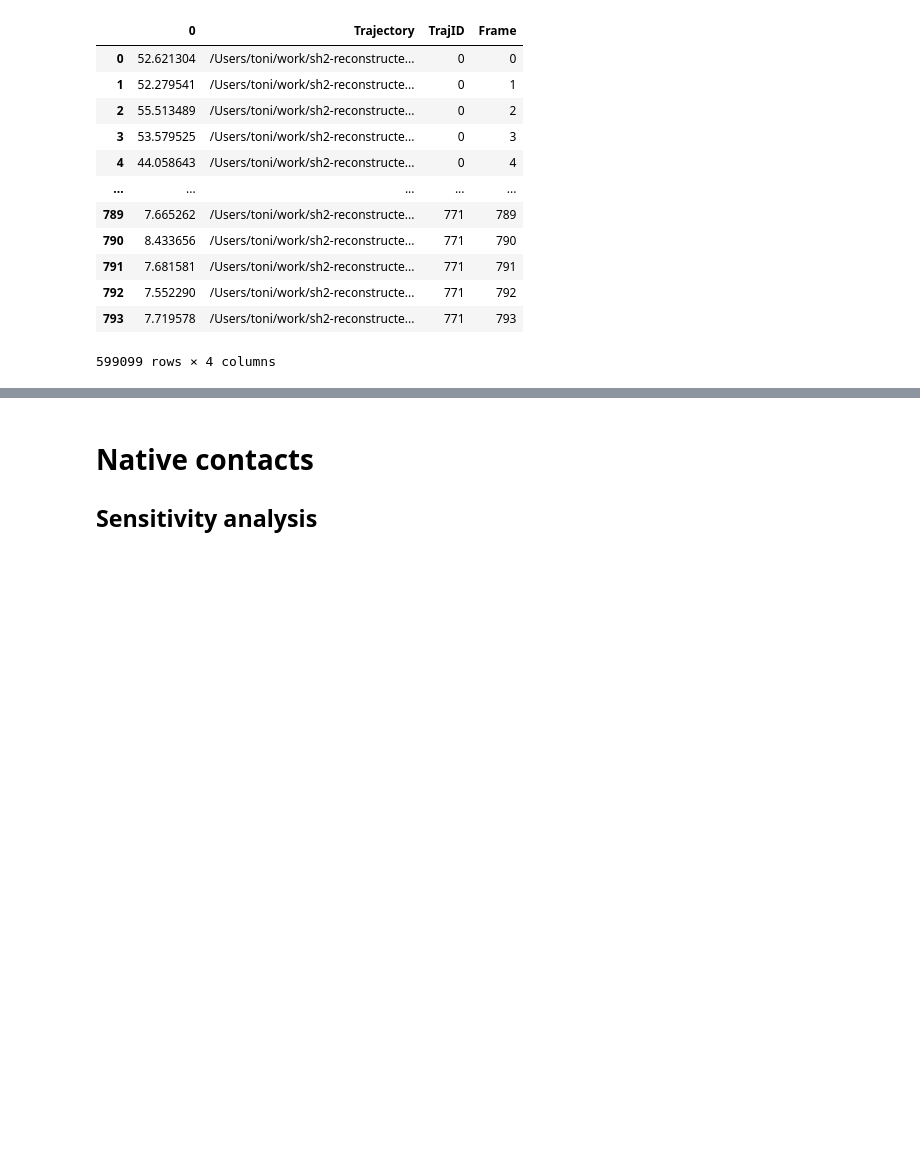
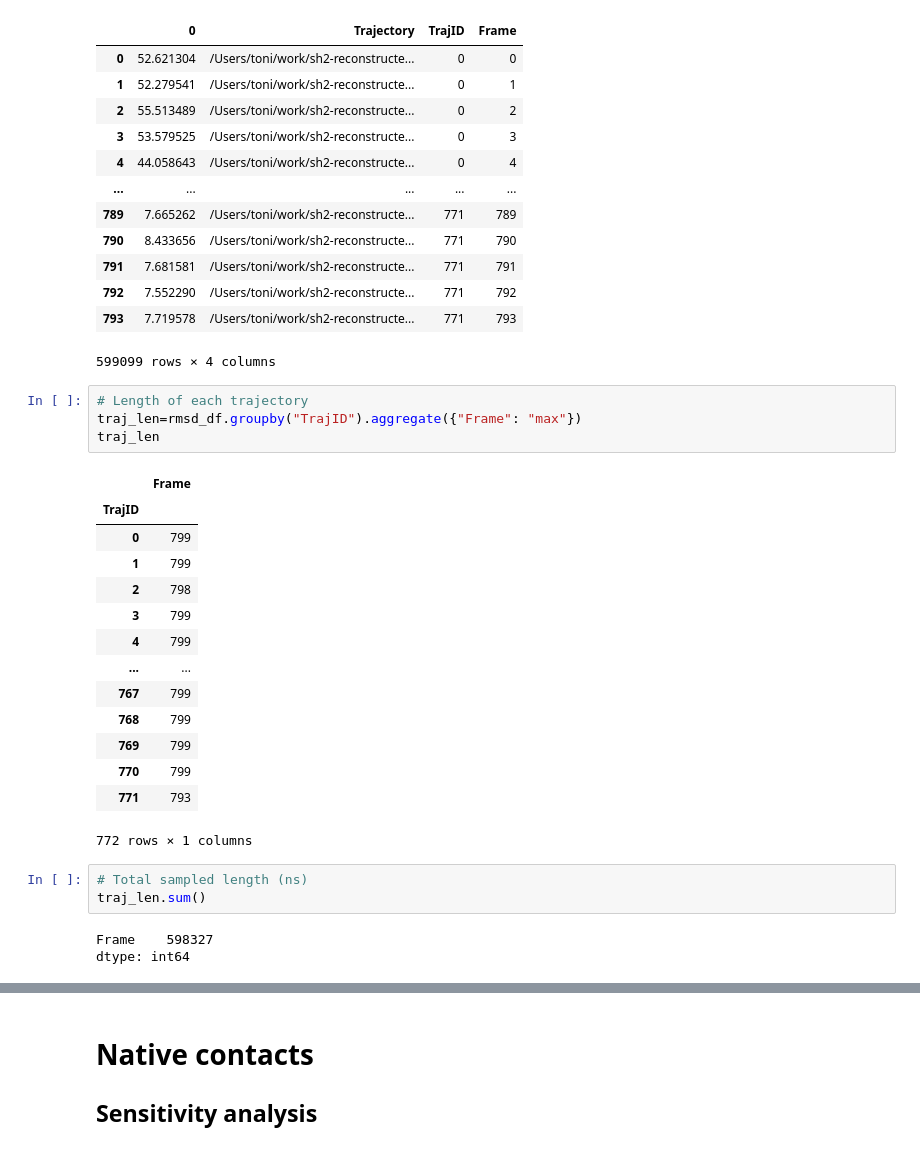
Before and after one commit to giorginolab/sh2-som, a Jupyter notebook: 2-survival-plots.ipynb, the cells around one changed output, grey strips where cells are left out. Saved outputs shown, nothing was run; the diff lists cells and outputs as text; blank space fills up the shorter version.

```diff
--- a/2-survival-plots.ipynb
+++ b/2-survival-plots.ipynb
@@ -172,3 +172,28 @@ rmsd_df
 | 792 | 7.552290 | /Users/toni/work/sh2-reconstructe... | 771 | 792 |
 | 793 | 7.719578 | /Users/toni/work/sh2-reconstructe... | 771 | 793 |
 599099 rows × 4 columns
+# %%
+# Length of each trajectory
+traj_len=rmsd_df.groupby("TrajID").aggregate({"Frame": "max"})
+traj_len
+# %% [output]
+|  | Frame |
+| TrajID |  |
+| 0 | 799 |
+| 1 | 799 |
+| 2 | 798 |
+| 3 | 799 |
+| 4 | 799 |
+| ... | ... |
+| 767 | 799 |
+| 768 | 799 |
+| 769 | 799 |
+| 770 | 799 |
+| 771 | 793 |
+772 rows × 1 columns
+# %%
+# Total sampled length (ns)
+traj_len.sum()
+# %% [output]
+Frame    598327
+dtype: int64
```
Also changed, not shown: parts of 3 cells of this notebook, 1 other file.
